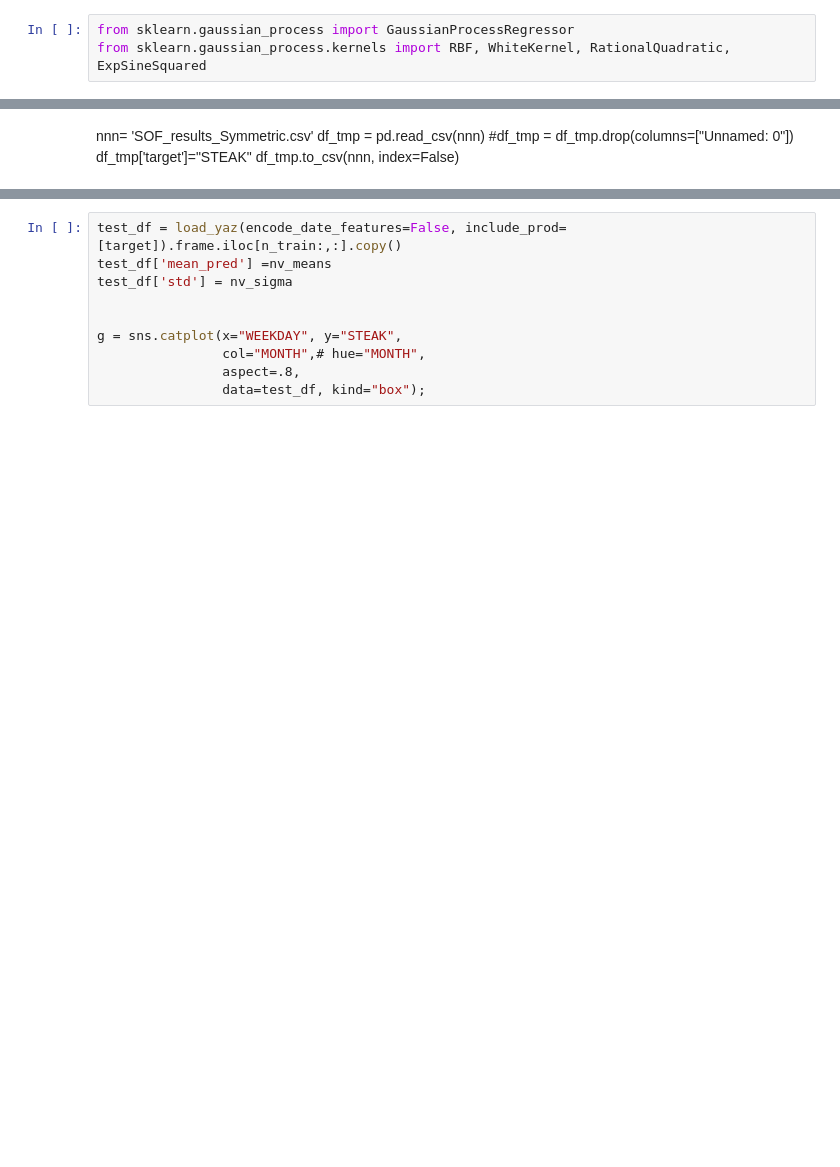
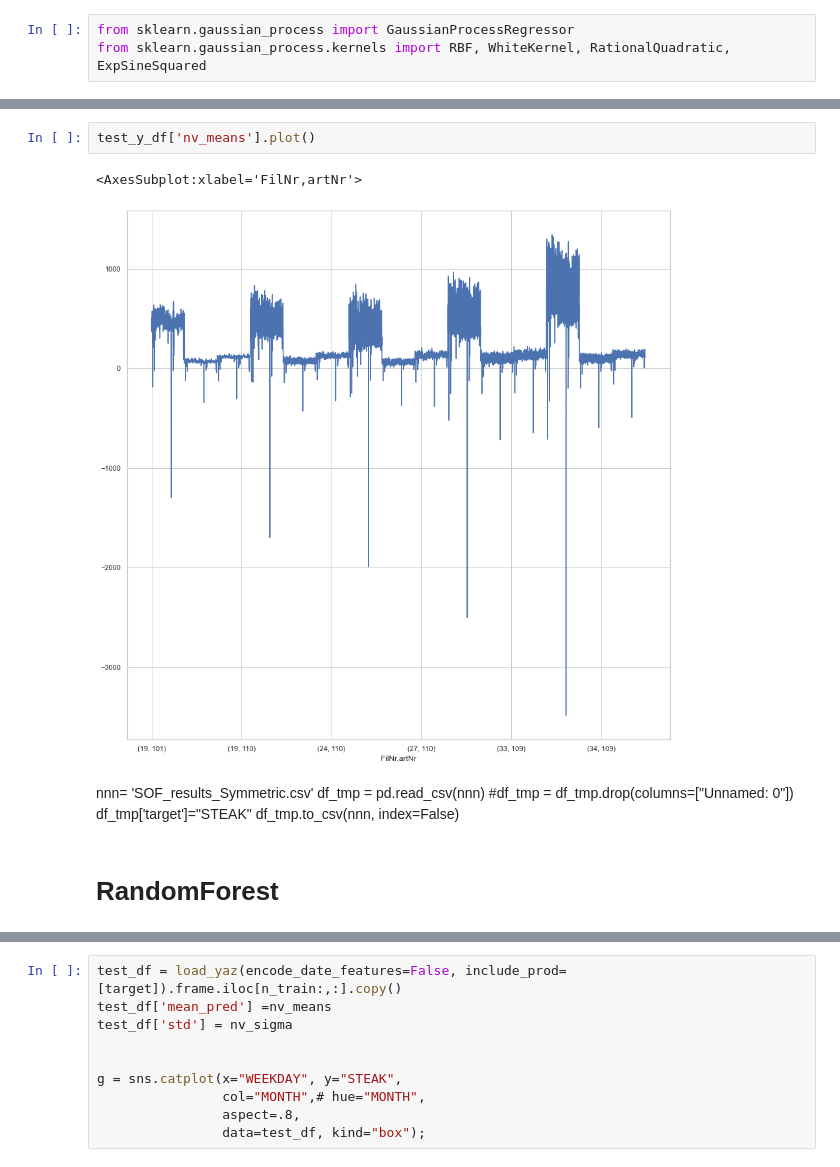
Before and after one commit to matjesg/gp, a Jupyter notebook: nbs_dev/GP_YAZ_scikit_learn_baeckerei.ipynb, the cells around one changed output, grey strips where cells are left out. Cells and saved outputs as stored; diff of their text form; blank space fills up the shorter version.

```diff
--- a/nbs_dev/GP_YAZ_scikit_learn_baeckerei.ipynb
+++ b/nbs_dev/GP_YAZ_scikit_learn_baeckerei.ipynb
@@ -176,8 +315,15 @@ Log-marginal-likelihood: -456.423
+# %%
+test_y_df['nv_means'].plot()
+# %% [output]
+<AxesSubplot:xlabel='FilNr,artNr'>
+[figure, added]
 # %% [markdown]
 nnn= 'SOF_results_Symmetric.csv'
 df_tmp = pd.read_csv(nnn)
 #df_tmp = df_tmp.drop(columns=["Unnamed: 0"])
 df_tmp['target']="STEAK"
 df_tmp.to_csv(nnn, index=False)
+# %% [markdown]
+# RandomForest
 # %%
 df = pd.read_csv(path_ds/'dataforprediction_V2.csv')
```
Also changed, not shown: parts of 19 cells of this notebook, 2 other files.
